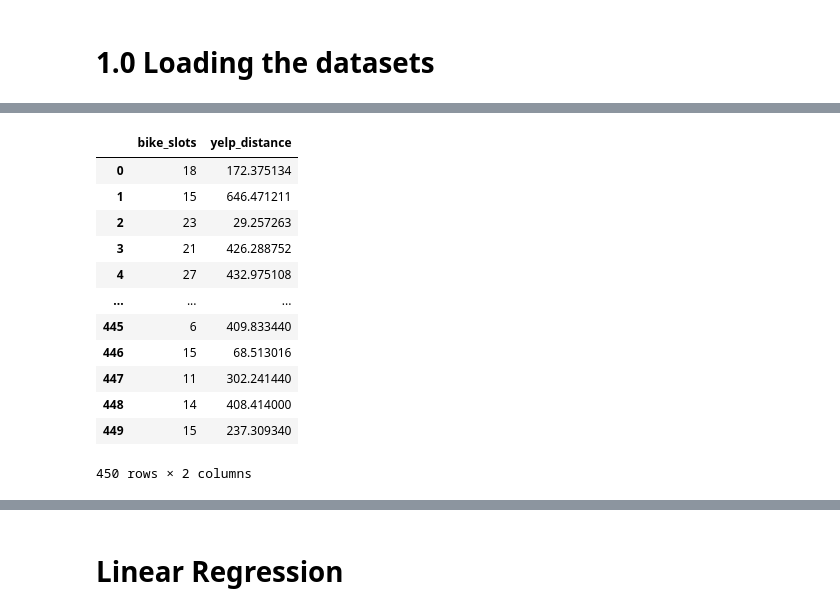
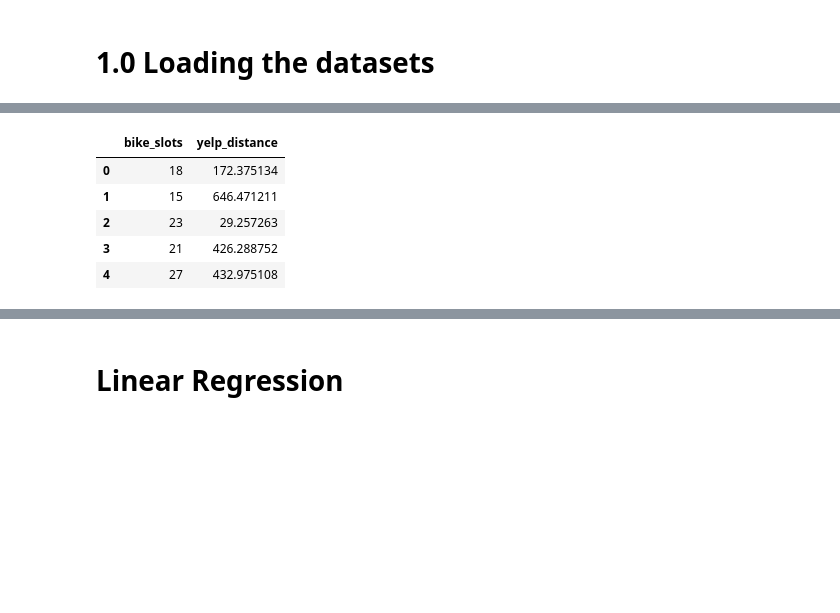
Before and after one commit to nicosanpedro/LHL-DS-Project2-Python, a Jupyter notebook: notebooks/model_building.ipynb, the cells around one changed output, grey strips where cells are left out. Saved outputs shown, nothing was run; the diff lists cells and outputs as text; code cells hidden in the pictures; blank space fills up the shorter version.

```diff
--- a/notebooks/model_building.ipynb
+++ b/notebooks/model_building.ipynb
@@ -44,18 +46,11 @@ df = pd.DataFrame()
 df["bike_slots"] = bike_slots
 df["yelp_distance"] = yelp_distance
 # %%
-df
+df.head()
 # %% [output]
 |  | bike_slots | yelp_distance |
 | 0 | 18 | 172.375134 |
 | 1 | 15 | 646.471211 |
 | 2 | 23 | 29.257263 |
 | 3 | 21 | 426.288752 |
 | 4 | 27 | 432.975108 |
-| ... | ... | ... |
-| 445 | 6 | 409.833440 |
-| 446 | 15 | 68.513016 |
-| 447 | 11 | 302.241440 |
-| 448 | 14 | 408.414000 |
-| 449 | 15 | 237.309340 |
-450 rows × 2 columns
```
Also changed, not shown: parts of 5 cells of this notebook.
